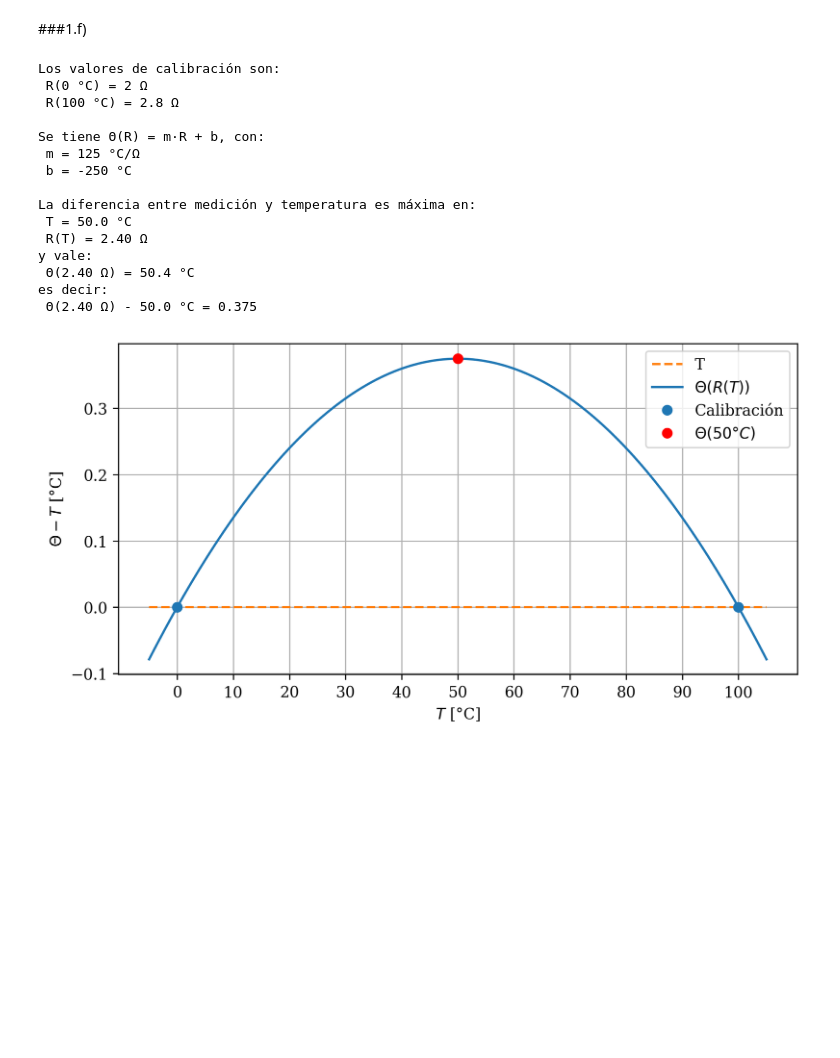
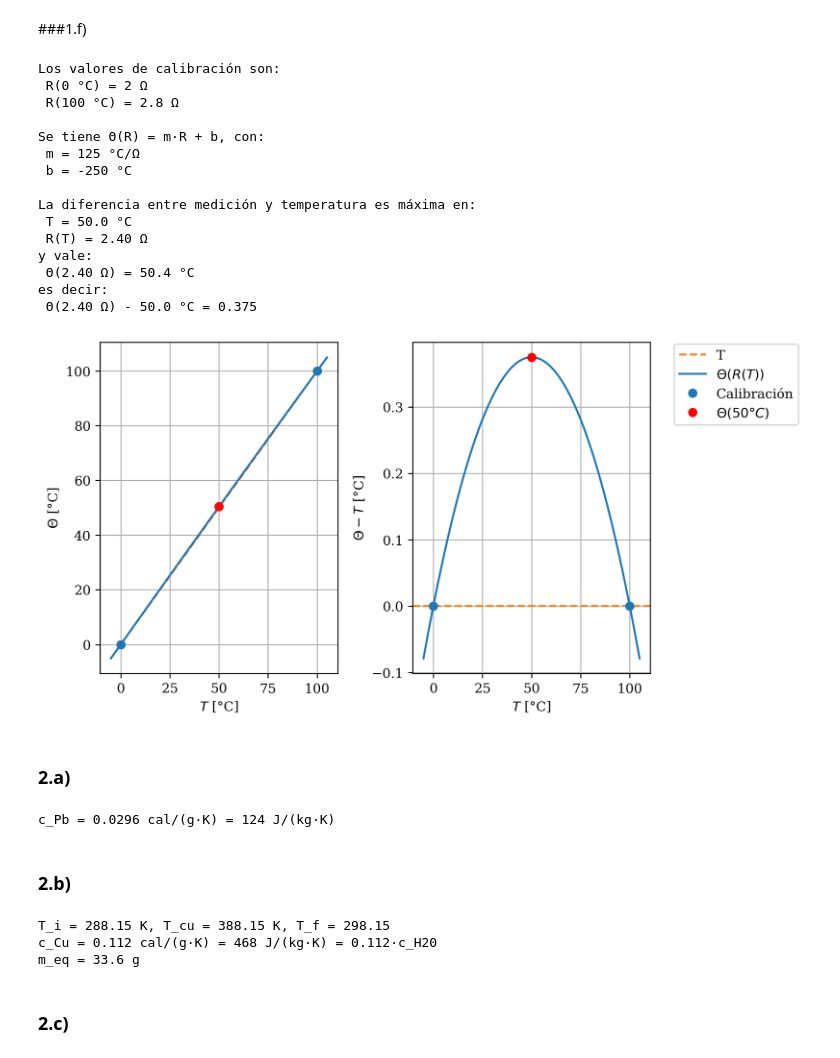
Before and after one commit to agustinbrusco/Fisica-4, a Jupyter notebook: Bloc_de_Notas_Física_4.ipynb, the cells around one changed output. Drawn from its saved outputs; the diff is of its cells as text; code cells hidden in the pictures; blank space fills up the shorter version.

```diff
--- a/Bloc_de_Notas_Física_4.ipynb
+++ b/Bloc_de_Notas_Física_4.ipynb
@@ -451,41 +491,87 @@ m, b = vals[0]
 Theta = lambda R: m*R + b
 print('\nSe tiene Θ(R) = m·R + b, con:')
 print(f' m = {float(m):.3g} °C/Ω')
 print(f' b = {float(b):.3g} °C')
 # Derivando y despejando en la hoja obtengo:
 T_max = (1-m*a1)/(2*m*a2)
 print('\nLa diferencia entre medición y temperatura es máxima en:')
 print(f' T = {T_max:.3g} °C')
 print(f' R(T) = {R(T_max):.3g} Ω')
 print(f'y vale:\n Θ({R(T_max):.3g} Ω) = {Theta(R(T_max)):.3g} °C')
 print(f'es decir:\n Θ({R(T_max):.3g} Ω) - {T_max:.3g} °C = {Theta(R(T_max)) - T_max:.3g}')
 # Grafico
 t = np.linspace(-5, 105, 1000)
-plt.plot(t, t*0, '--C1', label='T')
-plt.plot(t, Theta(R(t)) - t, '-C0', label=r'$\Theta(R(T))$')
-plt.plot([0, 100], [0, 0], 'o', label='Calibración')
-T_max = (1-m*a1)/(2*m*a2)
-plt.plot([T_max,], [Theta(R(T_max)) - T_max], 'or', label=r'$\Theta(50 °C)$')
-plt.grid()
-plt.legend()
-plt.ylabel(r'$\Theta - T$ [°C]')
-plt.xticks(np.arange(0, 110, 10))
-plt.xlabel('$T$ [°C]')
+fig, axs = plt.subplots(1, 2, constrained_layout=True)
+
+axs[0].plot(t, t, '--C1', label='T')
+axs[0].plot(t, Theta(R(t)), '-C0', label=r'$\Theta(R(T))$')
+axs[0].plot([0, 100], [0, 100], 'o', label='Calibración')
+axs[0].plot([T_max,], [Theta(R(T_max))], 'or', label=r'$\Theta(50 °C)$')
+axs[0].grid()
+axs[0].set_ylabel(r'$\Theta$ [°C]')
+axs[0].set_xlabel('$T$ [°C]')
+
+axs[1].axhline(ls='--', c='C1', label='T')
+axs[1].plot(t, Theta(R(t)) - t, '-C0', label=r'$\Theta(R(T))$')
+axs[1].plot([0, 100], [0, 0], 'o', label='Calibración')
+axs[1].plot([T_max,], [Theta(R(T_max)) - T_max], 'or', label=r'$\Theta(50 °C)$')
+axs[1].grid()
+axs[1].legend(loc=(1.1, 0.75))
+axs[1].set_ylabel(r'$\Theta - T$ [°C]')
+axs[1].set_xlabel('$T$ [°C]')
+
 plt.show()
 # %% [output]
 Los valores de calibración son:
  R(0 °C) = 2 Ω
  R(100 °C) = 2.8 Ω
 
 Se tiene Θ(R) = m·R + b, con:
  m = 125 °C/Ω
  b = -250 °C
 
 La diferencia entre medición y temperatura es máxima en:
  T = 50.0 °C
  R(T) = 2.40 Ω
 y vale:
  Θ(2.40 Ω) = 50.4 °C
 es decir:
  Θ(2.40 Ω) - 50.0 °C = 0.375
-[figure, old version]
+[figure, new version]
+# %% [markdown]
+### 2.a)
+# %%
+#@title
+m_cal = 20  # g
+c_cal = 0.215  # cal/(g·K)
+m_h20 = 100  # g
+c_h20 = 4182*1e-3/cte.calorie  # cal/(g·K)
+m_pb = 600  # g
+T_i = cte.convert_temperature(80, 'Celsius', 'Kelvin')  # K
+T_pb = cte.convert_temperature(25, 'Celsius', 'Kelvin')  # K
+T_f = cte.convert_temperature(72, 'Celsius', 'Kelvin')  # K
+c_pb = -(m_h20*c_h20 + m_cal*c_cal)*(T_f - T_i)/(m_pb*(T_f - T_pb))  # cal/(g·K)
+print(f'c_Pb = {c_pb:.3g} cal/(g·K) = {c_pb*1e3*cte.calorie:.3g} J/(kg·K)')
+# %% [output]
+c_Pb = 0.0296 cal/(g·K) = 124 J/(kg·K)
+# %% [markdown]
+### 2.b)
+# %%
+#@title
+m_cal = 300  # g
+m_h20 = 500  # g
+c_h20 = 4182*1e-3/cte.calorie  # cal/(g·K)
+m_cu = 530  # g
+T_i = cte.convert_temperature(15, 'Celsius', 'Kelvin')  # K
+T_cu = cte.convert_temperature(115, 'Celsius', 'Kelvin')  # K
+T_f = cte.convert_temperature(25, 'Celsius', 'Kelvin')  # K
+print(f'T_i = {T_i} K, T_cu = {T_cu} K, T_f = {T_f}')
+c_cu = -(m_h20*c_h20*(T_f - T_i))/(m_cu*(T_f - T_cu) + m_cal*(T_f - T_i))
+print(f'c_Cu = {c_cu:.3g} cal/(g·K) = {c_cu*1e3*cte.calorie:.3g} J/(kg·K) = {c_cu/c_h20:.3g}·c_H20')
+print(f'm_eq = {m_cal*c_cu/c_h20:.3g} g')
+# %% [output]
+T_i = 288.15 K, T_cu = 388.15 K, T_f = 298.15
+c_Cu = 0.112 cal/(g·K) = 468 J/(kg·K) = 0.112·c_H20
+m_eq = 33.6 g
+# %% [markdown]
+### 2.c)
```
Also changed, not shown: parts of 30 cells of this notebook.
